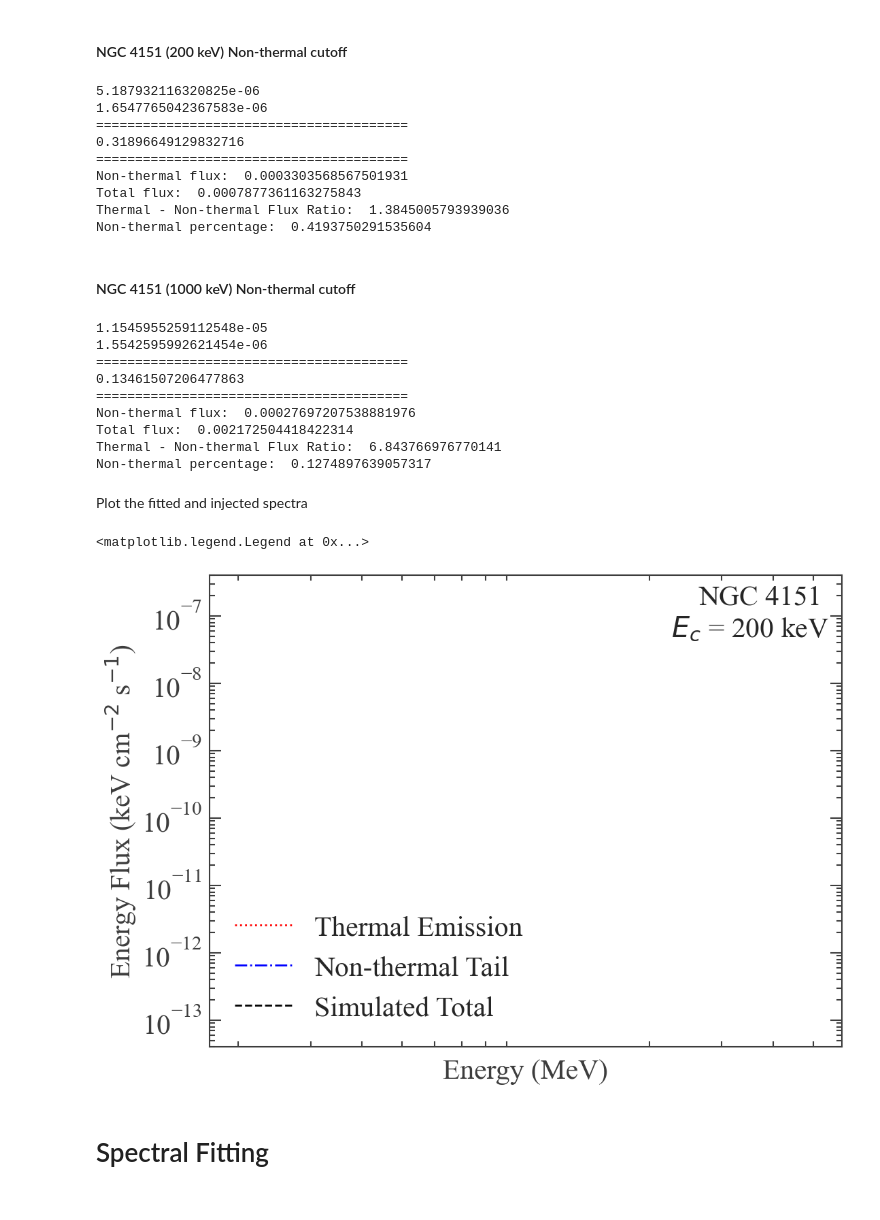
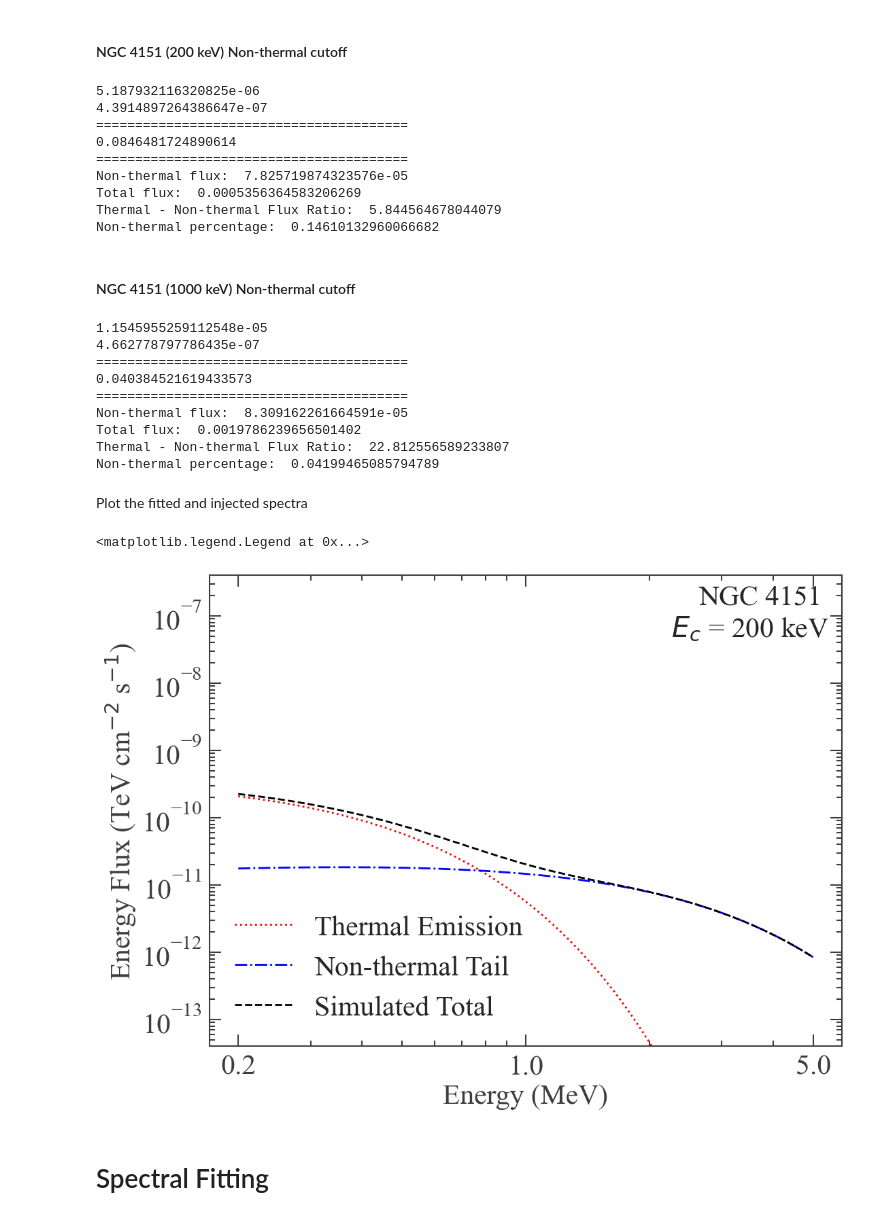
Before and after one commit to parshadkp/cosipy, a Jupyter notebook: docs/tutorials/spectral_fits/continuum_fit/AGN/AGN_Corona_Paper_Plots.ipynb, the cells around one changed output. Saved outputs shown, nothing was run; the diff lists cells and outputs as text; code cells hidden in the pictures.

```diff
--- a/docs/tutorials/spectral_fits/continuum_fit/AGN/AGN_Corona_Paper_Plots.ipynb
+++ b/docs/tutorials/spectral_fits/continuum_fit/AGN/AGN_Corona_Paper_Plots.ipynb
@@ -249,10 +249,10 @@ Non-thermal percentage:  0.11433277570612391
 # K_inj = 0.1*spectrum_inj_ec200.evaluate_at(1000) / u.cm / u.cm / u.s / u.keV
 # piv_inj = 1000. * u.keV
 
-K_inj = 0.1*spectrum_inj_ec200.evaluate_at(1) / u.cm / u.cm / u.s / u.keV
-piv_inj = 1. * u.keV
+K_inj = 0.10*spectrum_inj_ec200.evaluate_at(200) / u.cm / u.cm / u.s / u.keV
+piv_inj = 200. * u.keV
 index_inj = -1.7
-cutoff_inj = 2000. * u.keV
+cutoff_inj = 1200. * u.keV
 
 spectrum_inj_ec200_PL = Cutoff_powerlaw()
 
@@ -280,24 +280,24 @@ print("Thermal - Non-thermal Flux Ratio: ", flux_th/flux_nth)
 print("Non-thermal percentage: ", flux_nth/(flux_th + flux_nth))
 # %% [output]
 5.187932116320825e-06
-1.6547765042367583e-06
+4.3914897264386647e-07
 ========================================
-0.31896649129832716
+0.0846481724890614
 ========================================
-Non-thermal flux:  0.0003303568567501931
-Total flux:  0.0007877361163275843
-Thermal - Non-thermal Flux Ratio:  1.3845005793939036
-Non-thermal percentage:  0.4193750291535604
+Non-thermal flux:  7.825719874323576e-05
+Total flux:  0.0005356364583206269
+Thermal - Non-thermal Flux Ratio:  5.844564678044079
+Non-thermal percentage:  0.14610132960066682
 # %% [markdown]
 #### NGC 4151 (1000 keV) Non-thermal cutoff
 # %%
 # K_inj = 0.1*spectrum_inj_ec200.evaluate_at(1000) / u.cm / u.cm / u.s / u.keV
 # piv_inj = 1000. * u.keV
 
-K_inj = 0.1*spectrum_inj_ec1000.evaluate_at(1) / u.cm / u.cm / u.s / u.keV
-piv_inj = 1. * u.keV
+K_inj = 0.1*spectrum_inj_ec1000.evaluate_at(200) / u.cm / u.cm / u.s / u.keV
+piv_inj = 200. * u.keV
 index_inj = -1.7
-cutoff_inj = 1200. * u.keV
+cutoff_inj = 1500. * u.keV
 
 spectrum_inj_ec1000_PL = Cutoff_powerlaw()
 
@@ -325,14 +325,14 @@ print("Thermal - Non-thermal Flux Ratio: ", flux_th/flux_nth)
 print("Non-thermal percentage: ", flux_nth/(flux_th + flux_nth))
 # %% [output]
 1.1545955259112548e-05
-1.5542595992621454e-06
+4.662778797786435e-07
 ========================================
-0.13461507206477863
+0.040384521619433573
 ========================================
-Non-thermal flux:  0.00027697207538881976
-Total flux:  0.002172504418422314
-Thermal - Non-thermal Flux Ratio:  6.843766976770141
-Non-thermal percentage:  0.1274897639057317
+Non-thermal flux:  8.309162261664591e-05
+Total flux:  0.0019786239656501402
+Thermal - Non-thermal Flux Ratio:  22.812556589233807
+Non-thermal percentage:  0.04199465085794789
 # %%
 # energy = np.geomspace(200*u.keV,5*u.MeV).to_value(u.keV)
 # energy = np.geomspace(200*u.keV,5*u.MeV).to_value(u.keV)
@@ -433,35 +433,34 @@ text = 'NGC 4151 \n $E_{c}$ = 200 keV'
 total_flux_ec200 = flux_inj_ec200 + flux_inj_ec200_PL
 ax.plot(energy, energy*energy*flux_inj_ec200*(1e-9), color = 'red', ls = ":", label = "Thermal Emission")
 ax.plot(energy, energy*energy*flux_inj_ec200_PL*(1e-9), color = 'blue', ls = "-.", label = "Non-thermal Tail")
 ax.plot(energy, energy*energy*total_flux_ec200*(1e-9), color = 'black', ls = "--", label = "Simulated Total")
 ax.set_ylim(4e-14, 4e-7)
 ax.text(
     0.98, 0.98,
     text,
     transform=ax.transAxes,
     ha='right', va='top',
     fontsize=FONT_SIZE,
     fontweight='550'
 )
-save_path = "/Users/parshadkp/Library/CloudStorage/OneDrive-ClemsonUniversity/Papers/AGN_Corona_EC/Plots/NGC4151_TH_NTH_EC200.pdf"
 
 ax.set_xscale("log")
 ax.set_yscale("log")
 
 ax.xaxis.set_major_locator(mticker.FixedLocator([200, 1000, 5000]))
 ax.xaxis.set_major_formatter(
     mticker.FixedFormatter(["0.2", "1.0", "5.0"])
 )
 
 ax.set_xlabel("Energy (MeV)", fontsize=FONT_SIZE)
 ax.set_ylabel(r"Energy Flux (TeV cm$^{-2}$ s$^{-1}$)", fontsize=FONT_SIZE)
 
 ax.legend(fontsize=FONT_SIZE, loc='lower left', frameon=False)
 
 # plt.savefig(save_path)
 # %% [output]
 <matplotlib.legend.Legend at 0x...>
-[figure, old version]
+[figure, new version]
 # %% [markdown]
 # Spectral Fitting
 # %%
```
